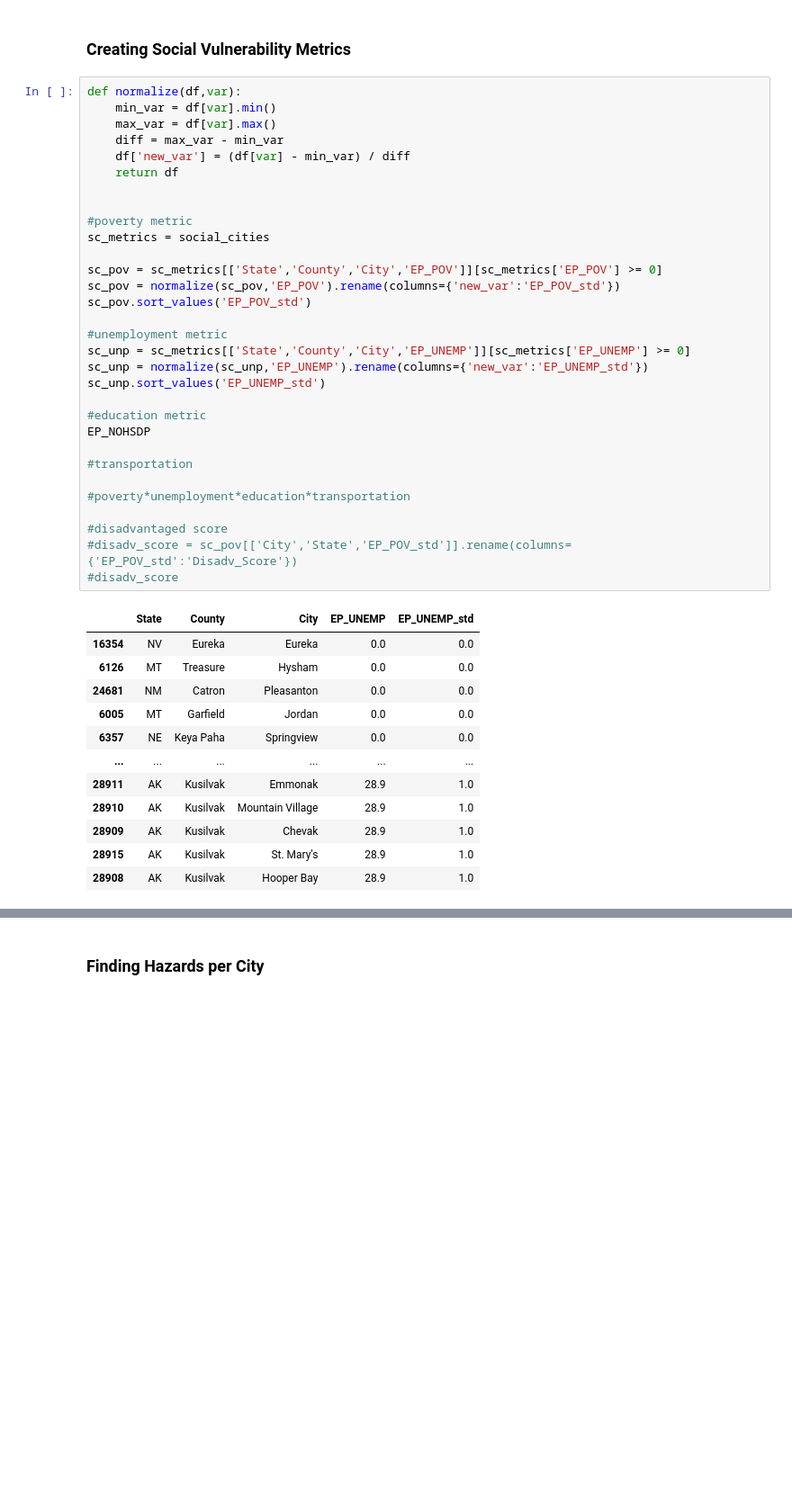
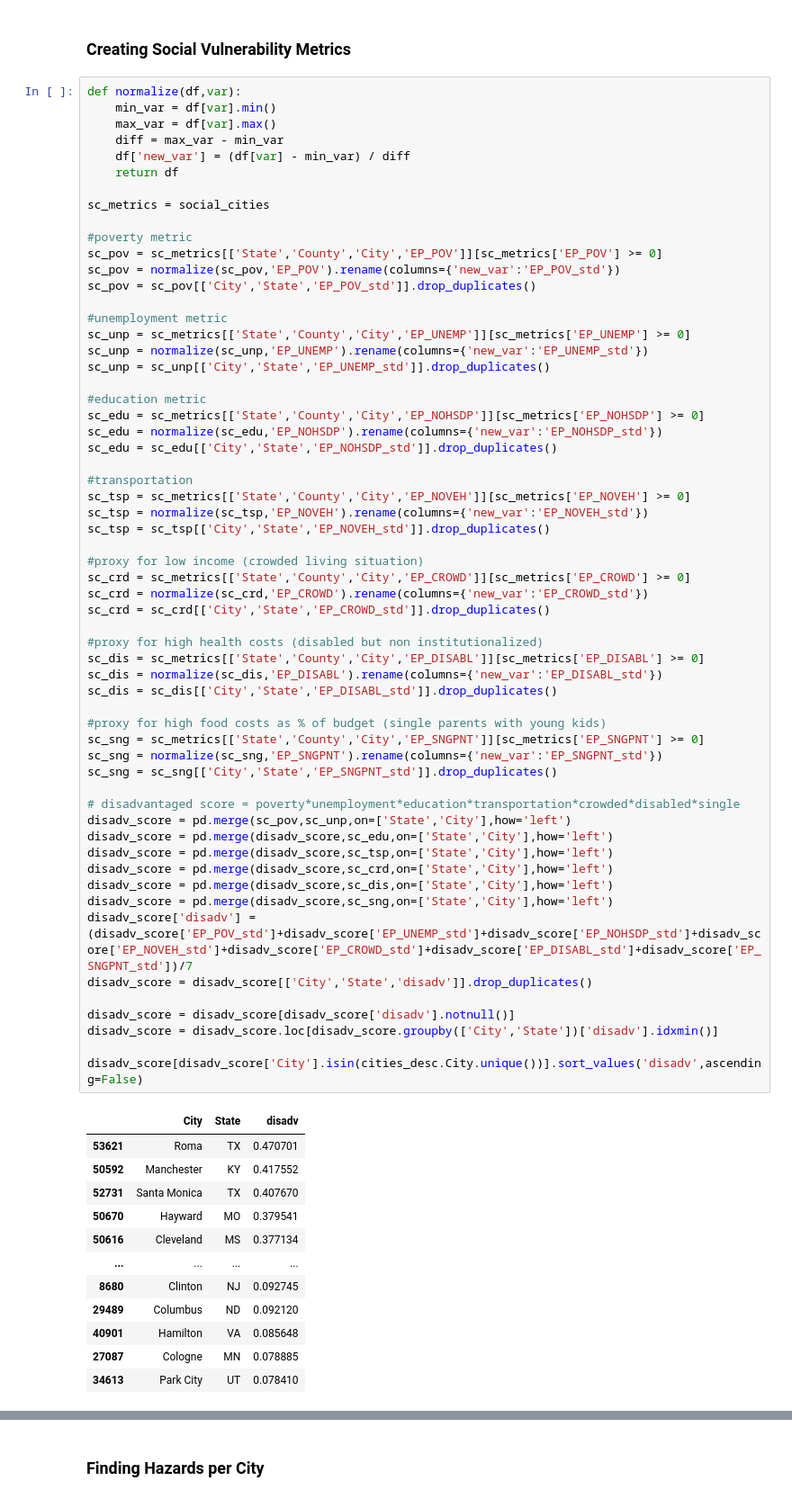
Before and after one commit to jenni4j/Climate_Dreamer_Pros, a Jupyter notebook: cities.ipynb, the cells around one changed output, grey strips where cells are left out. Shown: that part at 90% size. Cells and saved outputs as stored; diff of their text form; blank space fills up the shorter version.

```diff
--- a/cities.ipynb
+++ b/cities.ipynb
@@ -251,44 +267,72 @@ To find cities that are most at risk from both ends of climate change and inequa
 # %%
 def normalize(df,var):
     min_var = df[var].min()
     max_var = df[var].max()
     diff = max_var - min_var
     df['new_var'] = (df[var] - min_var) / diff
     return df
 
+sc_metrics = social_cities
 
 #poverty metric
-sc_metrics = social_cities
-
 sc_pov = sc_metrics[['State','County','City','EP_POV']][sc_metrics['EP_POV'] >= 0]
 sc_pov = normalize(sc_pov,'EP_POV').rename(columns={'new_var':'EP_POV_std'})
-sc_pov.sort_values('EP_POV_std')
+sc_pov = sc_pov[['City','State','EP_POV_std']].drop_duplicates()
 
 #unemployment metric
 sc_unp = sc_metrics[['State','County','City','EP_UNEMP']][sc_metrics['EP_UNEMP'] >= 0]
 sc_unp = normalize(sc_unp,'EP_UNEMP').rename(columns={'new_var':'EP_UNEMP_std'})
-sc_unp.sort_values('EP_UNEMP_std')
+sc_unp = sc_unp[['City','State','EP_UNEMP_std']].drop_duplicates()
 
 #education metric
-EP_NOHSDP
+sc_edu = sc_metrics[['State','County','City','EP_NOHSDP']][sc_metrics['EP_NOHSDP'] >= 0]
+sc_edu = normalize(sc_edu,'EP_NOHSDP').rename(columns={'new_var':'EP_NOHSDP_std'})
+sc_edu = sc_edu[['City','State','EP_NOHSDP_std']].drop_duplicates()
 
 #transportation
+sc_tsp = sc_metrics[['State','County','City','EP_NOVEH']][sc_metrics['EP_NOVEH'] >= 0]
+sc_tsp = normalize(sc_tsp,'EP_NOVEH').rename(columns={'new_var':'EP_NOVEH_std'})
+sc_tsp = sc_tsp[['City','State','EP_NOVEH_std']].drop_duplicates()
 
-#poverty*unemployment*education*transportation
+#proxy for low income (crowded living situation)
+sc_crd = sc_metrics[['State','County','City','EP_CROWD']][sc_metrics['EP_CROWD'] >= 0]
+sc_crd = normalize(sc_crd,'EP_CROWD').rename(columns={'new_var':'EP_CROWD_std'})
+sc_crd = sc_crd[['City','State','EP_CROWD_std']].drop_duplicates()
 
-#disadvantaged score
-#disadv_score = sc_pov[['City','State','EP_POV_std']].rename(columns={'EP_POV_std':'Disadv_Score'})
-#disadv_score
+#proxy for high health costs (disabled but non institutionalized)
+sc_dis = sc_metrics[['State','County','City','EP_DISABL']][sc_metrics['EP_DISABL'] >= 0]
+sc_dis = normalize(sc_dis,'EP_DISABL').rename(columns={'new_var':'EP_DISABL_std'})
+sc_dis = sc_dis[['City','State','EP_DISABL_std']].drop_duplicates()
+
+#proxy for high food costs as % of budget (single parents with young kids)
+sc_sng = sc_metrics[['State','County','City','EP_SNGPNT']][sc_metrics['EP_SNGPNT'] >= 0]
+sc_sng = normalize(sc_sng,'EP_SNGPNT').rename(columns={'new_var':'EP_SNGPNT_std'})
+sc_sng = sc_sng[['City','State','EP_SNGPNT_std']].drop_duplicates()
+
+# disadvantaged score = poverty*unemployment*education*transportation*crowded*disabled*single
+disadv_score = pd.merge(sc_pov,sc_unp,on=['State','City'],how='left')
+disadv_score = pd.merge(disadv_score,sc_edu,on=['State','City'],how='left')
+disadv_score = pd.merge(disadv_score,sc_tsp,on=['State','City'],how='left')
+disadv_score = pd.merge(disadv_score,sc_crd,on=['State','City'],how='left')
+disadv_score = pd.merge(disadv_score,sc_dis,on=['State','City'],how='left')
+disadv_score = pd.merge(disadv_score,sc_sng,on=['State','City'],how='left')
+disadv_score['disadv'] = (disadv_score['EP_POV_std']+disadv_score['EP_UNEMP_std']+disadv_score['EP_NOHSDP_std']+disadv_score['EP_NOVEH_std']+disadv_score['EP_CROWD_std']+disadv_score['EP_DISABL_std']+disadv_score['EP_SNGPNT_std'])/7
+disadv_score = disadv_score[['City','State','disadv']].drop_duplicates()
+
+disadv_score = disadv_score[disadv_score['disadv'].notnull()]
+disadv_score = disadv_score.loc[disadv_score.groupby(['City','State'])['disadv'].idxmin()]
+
+disadv_score[disadv_score['City'].isin(cities_desc.City.unique())].sort_values('disadv',ascending=False)
 # %% [output]
-|  | State | County | City | EP_UNEMP | EP_UNEMP_std |
-| 16354 | NV | Eureka | Eureka | 0.0 | 0.0 |
-| 6126 | MT | Treasure | Hysham | 0.0 | 0.0 |
-| 24681 | NM | Catron | Pleasanton | 0.0 | 0.0 |
-| 6005 | MT | Garfield | Jordan | 0.0 | 0.0 |
-| 6357 | NE | Keya Paha | Springview | 0.0 | 0.0 |
-| ... | ... | ... | ... | ... | ... |
-| 28911 | AK | Kusilvak | Emmonak | 28.9 | 1.0 |
-| 28910 | AK | Kusilvak | Mountain Village | 28.9 | 1.0 |
-| 28909 | AK | Kusilvak | Chevak | 28.9 | 1.0 |
-| 28915 | AK | Kusilvak | St. Mary's | 28.9 | 1.0 |
-| 28908 | AK | Kusilvak | Hooper Bay | 28.9 | 1.0 |
+|  | City | State | disadv |
+| 53621 | Roma | TX | 0.470701 |
+| 50592 | Manchester | KY | 0.417552 |
+| 52731 | Santa Monica | TX | 0.407670 |
+| 50670 | Hayward | MO | 0.379541 |
+| 50616 | Cleveland | MS | 0.377134 |
+| ... | ... | ... | ... |
+| 8680 | Clinton | NJ | 0.092745 |
+| 29489 | Columbus | ND | 0.092120 |
+| 40901 | Hamilton | VA | 0.085648 |
+| 27087 | Cologne | MN | 0.078885 |
+| 34613 | Park City | UT | 0.078410 |
```
Also changed, not shown: parts of 27 cells of this notebook.
